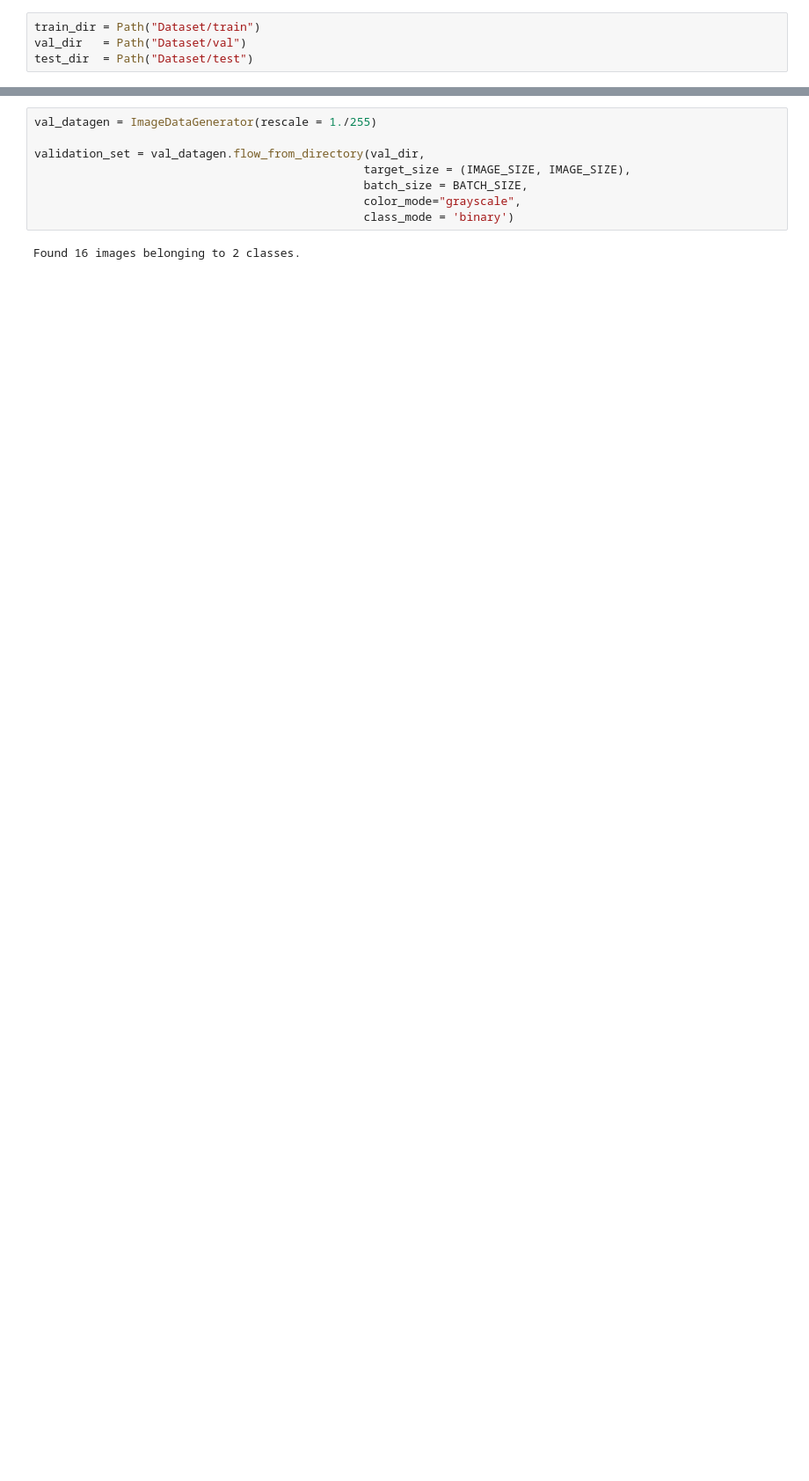
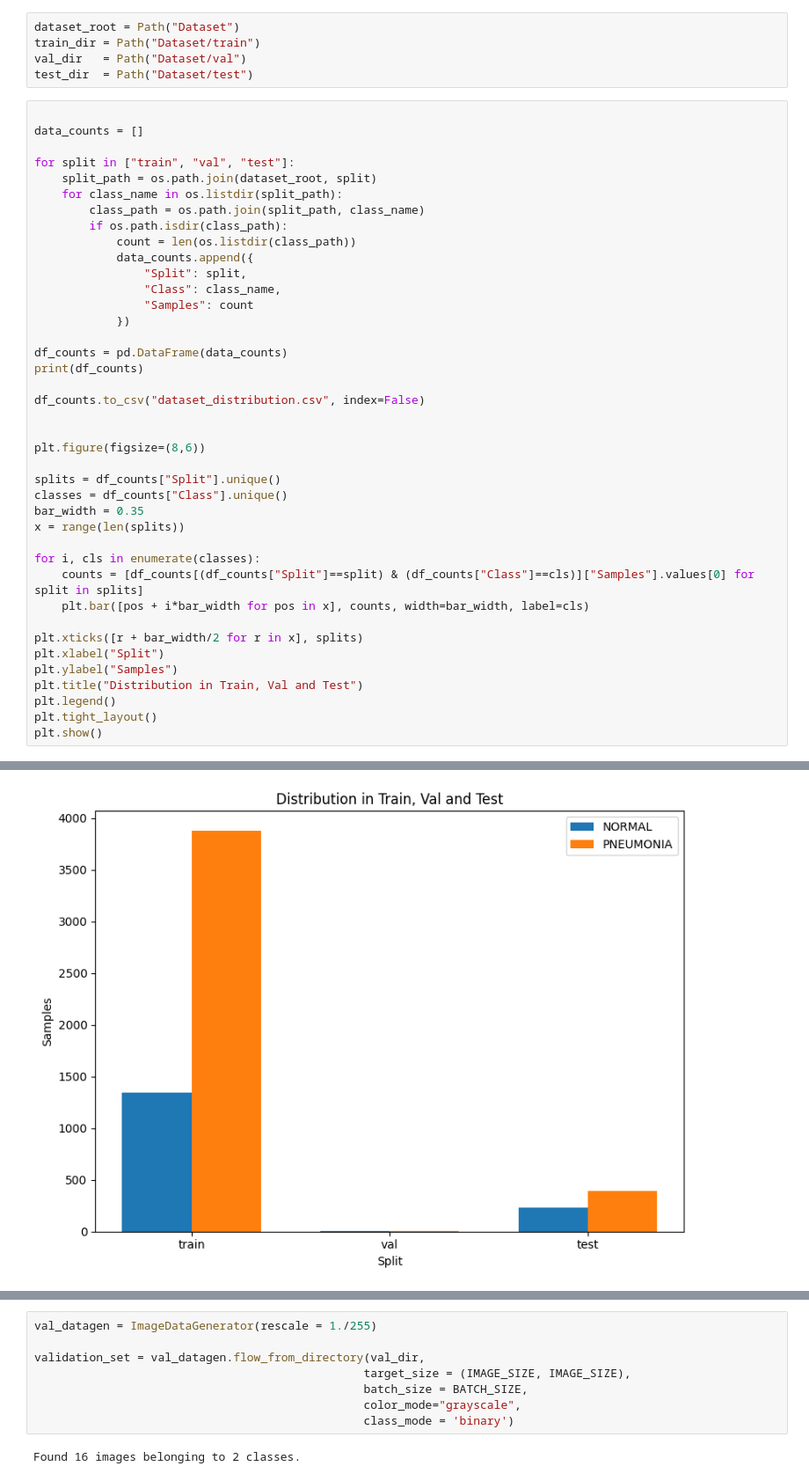
Before and after one commit to reus702/Chest-X-Ray-Images-Pneumonia-DL-exam, a Jupyter notebook: chestXray_cnn.ipynb, the cells around one changed output, grey strips where cells are left out. Shown at 88% size. Cells and saved outputs as stored; diff of their text form; blank space fills up the shorter version.

Commit message:
Fix training model

```diff
--- a/chestXray_cnn.ipynb
+++ b/chestXray_cnn.ipynb
@@ -21,4 +23,46 @@ LR = 0.0001
 # %%
+dataset_root = Path("Dataset")
 train_dir = Path("Dataset/train")
 val_dir   = Path("Dataset/val")
 test_dir  = Path("Dataset/test")
+# %%
+
+data_counts = []
+
+for split in ["train", "val", "test"]:
+    split_path = os.path.join(dataset_root, split)
+    for class_name in os.listdir(split_path):
+        class_path = os.path.join(split_path, class_name)
+        if os.path.isdir(class_path):
+            count = len(os.listdir(class_path))
+            data_counts.append({
+                "Split": split,
+                "Class": class_name,
+                "Samples": count
+            })
+
+df_counts = pd.DataFrame(data_counts)
+print(df_counts)
+
+df_counts.to_csv("dataset_distribution.csv", index=False)
+
+
+plt.figure(figsize=(8,6))
+
+splits = df_counts["Split"].unique()
+classes = df_counts["Class"].unique()
+bar_width = 0.35
+x = range(len(splits))
+
+for i, cls in enumerate(classes):
+    counts = [df_counts[(df_counts["Split"]==split) & (df_counts["Class"]==cls)]["Samples"].values[0] for split in splits]
+    plt.bar([pos + i*bar_width for pos in x], counts, width=bar_width, label=cls)
+
+plt.xticks([r + bar_width/2 for r in x], splits)
+plt.xlabel("Split")
+plt.ylabel("Samples")
+plt.title("Distribution in Train, Val and Test")
+plt.legend()
+plt.tight_layout()
+plt.show()
+# %% [output]
@@ -25,3 +76,4 @@ test_dir  = Path("Dataset/test")
+[figure, added]
 # %%
 train_datagen = ImageDataGenerator(rescale = 1./255,
                                   shear_range = 0.2,
```
Also changed, not shown: parts of 11 cells of this notebook, 1 other file.
